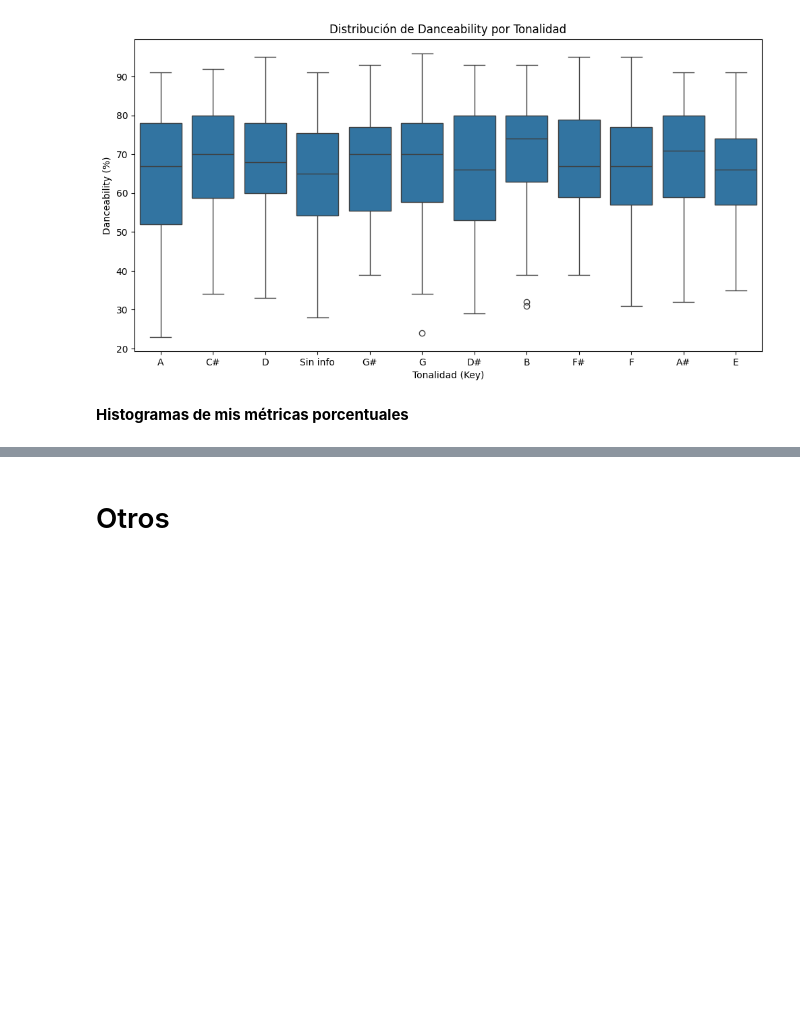
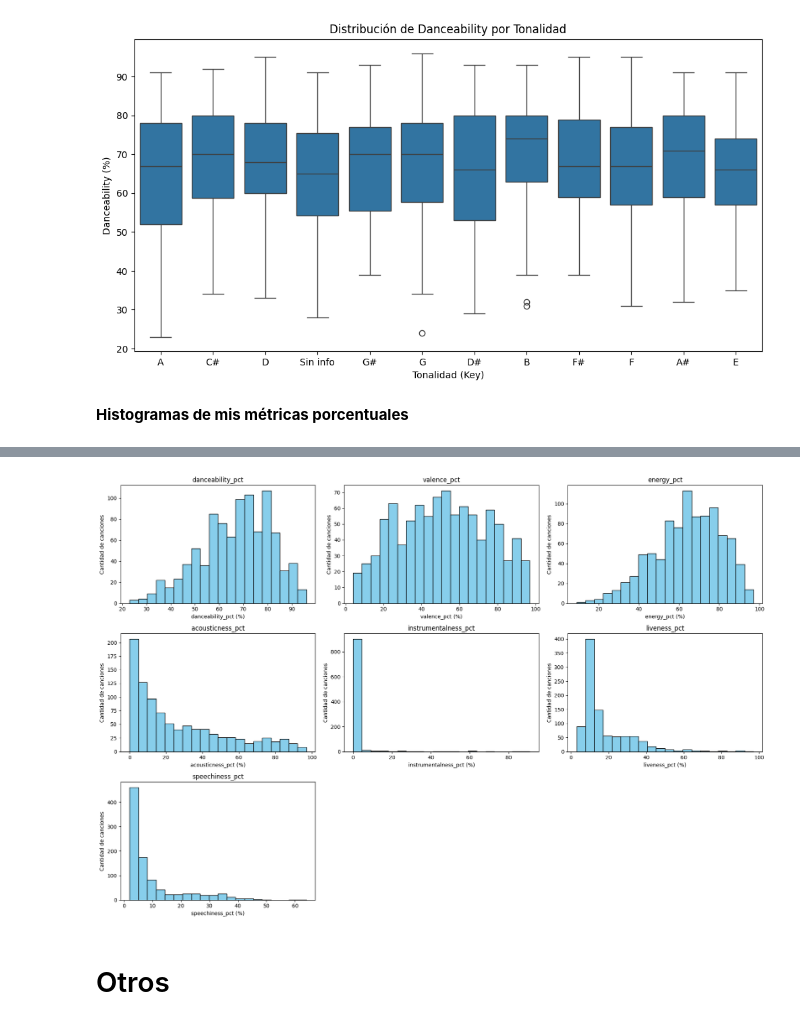
Before and after one commit to Blangis/An-lisis-industria-musical, a Jupyter notebook: distribuciones.ipynb, the cells around one changed output, grey strips where cells are left out. Drawn from its saved outputs; the diff is of its cells as text; code cells hidden in the pictures; blank space fills up the shorter version.

```diff
--- a/distribuciones.ipynb
+++ b/distribuciones.ipynb
@@ -87,19 +101,3 @@ plt.show()
 [figure]
 # %% [markdown]
 **Histogramas de mis métricas porcentuales**
-# %%
-import matplotlib.pyplot as plt
-
-# Lista de métricas porcentuales
-metrics_pct = ["danceability_pct", "valence_pct", "energy_pct",
-               "acousticness_pct", "instrumentalness_pct",
-               "liveness_pct", "speechiness_pct"]
-
-# Generar un histograma para cada métrica
-for metric in metrics_pct:
-    plt.figure(figsize=(10,5))
-    plt.hist(df[metric], bins=20, color="skyblue", edgecolor="black")
-    plt.title(f"Distribución de {metric}")
-    plt.xlabel(f"{metric} (%)")
-    plt.ylabel("Cantidad de canciones")
-    plt.show()
@@ -114,3 +104,28 @@ for metric in metrics_pct:
+# %%
+# Lista de métricas porcentuales
+metrics_pct = ["danceability_pct", "valence_pct", "energy_pct",
+               "acousticness_pct", "instrumentalness_pct",
+               "liveness_pct", "speechiness_pct"]
+
+# Configurar figura con subplots
+fig, axes = plt.subplots(nrows=3, ncols=3, figsize=(18,12))  # 3x3, sobra un espacio
+axes = axes.flatten()  # para iterar fácilmente
+
+# Crear un histograma por métrica
+for i, metric in enumerate(metrics_pct):
+    axes[i].hist(df[metric], bins=20, color="skyblue", edgecolor="black")
+    axes[i].set_title(f"{metric}")
+    axes[i].set_xlabel(f"{metric} (%)")
+    axes[i].set_ylabel("Cantidad de canciones")
+
+# Ocultar cualquier subplot vacío
+for j in range(len(metrics_pct), len(axes)):
+    axes[j].axis('off')
+
+plt.tight_layout()
+plt.show()
+# %% [output]
+[figure, added]
 # %% [markdown]
 # Otros
 # %%
```
Also changed, not shown: parts of 3 cells of this notebook, 1 other file.
